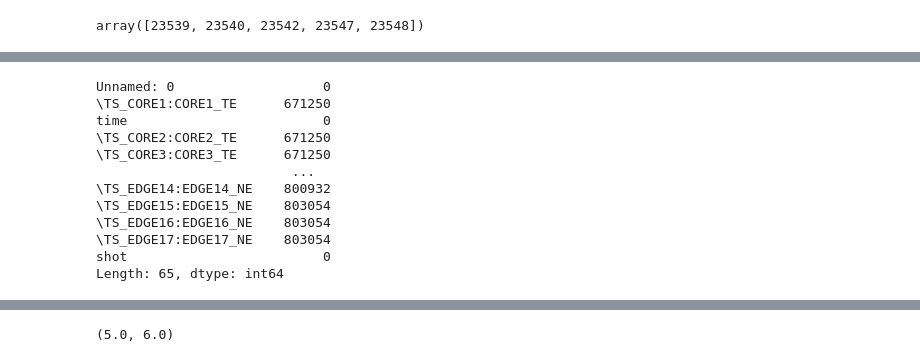
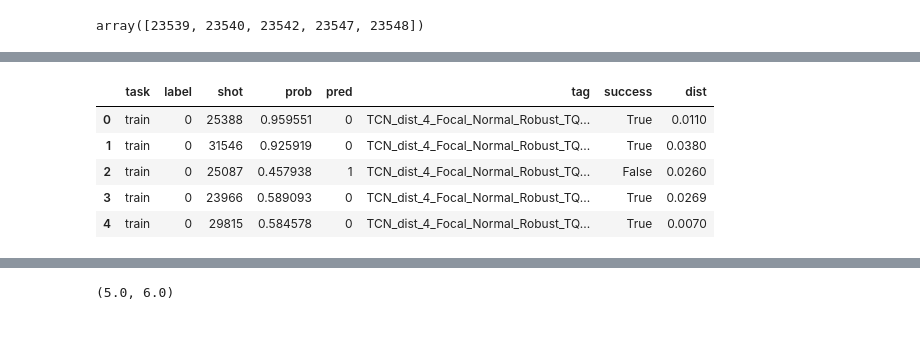
Before and after one commit to ZINZINBIN/Bayesian-Disruption-Prediction, a Jupyter notebook: analysis/analysis_dataset.ipynb, the cells around one changed output, grey strips where cells are left out. Cells and saved outputs as stored; diff of their text form; code cells hidden in the pictures; blank space fills up the shorter version.

```diff
--- a/analysis_dataset.ipynb
+++ b/analysis/analysis_dataset.ipynb
@@ -386,15 +342,0 @@ dtype: int64
-# %%
-df_ts.isna().sum()
-# %% [output]
-Unnamed: 0                   0
-\TS_CORE1:CORE1_TE      671250
-time                         0
-\TS_CORE2:CORE2_TE      671250
-\TS_CORE3:CORE3_TE      671250
-                         ...
-\TS_EDGE14:EDGE14_NE    800932
-\TS_EDGE15:EDGE15_NE    803054
-\TS_EDGE16:EDGE16_NE    803054
-\TS_EDGE17:EDGE17_NE    803054
-shot                         0
-Length: 65, dtype: int64
@@ -400,0 +347,9 @@ Length: 65, dtype: int64
+# %%
+df.head()
+# %% [output]
+|  | task | label | shot | prob | pred | tag | success | dist |
+| 0 | train | 0 | 25388 | 0.959551 | 0 | TCN_dist_4_Focal_Normal_Robust_TQ... | True | 0.0110 |
+| 1 | train | 0 | 31546 | 0.925919 | 0 | TCN_dist_4_Focal_Normal_Robust_TQ... | True | 0.0380 |
+| 2 | train | 0 | 25087 | 0.457938 | 1 | TCN_dist_4_Focal_Normal_Robust_TQ... | False | 0.0260 |
+| 3 | train | 0 | 23966 | 0.589093 | 0 | TCN_dist_4_Focal_Normal_Robust_TQ... | True | 0.0269 |
+| 4 | train | 0 | 29815 | 0.584578 | 0 | TCN_dist_4_Focal_Normal_Robust_TQ... | True | 0.0070 |
```
Also changed, not shown: parts of 14 cells of this notebook, 9 other files.
